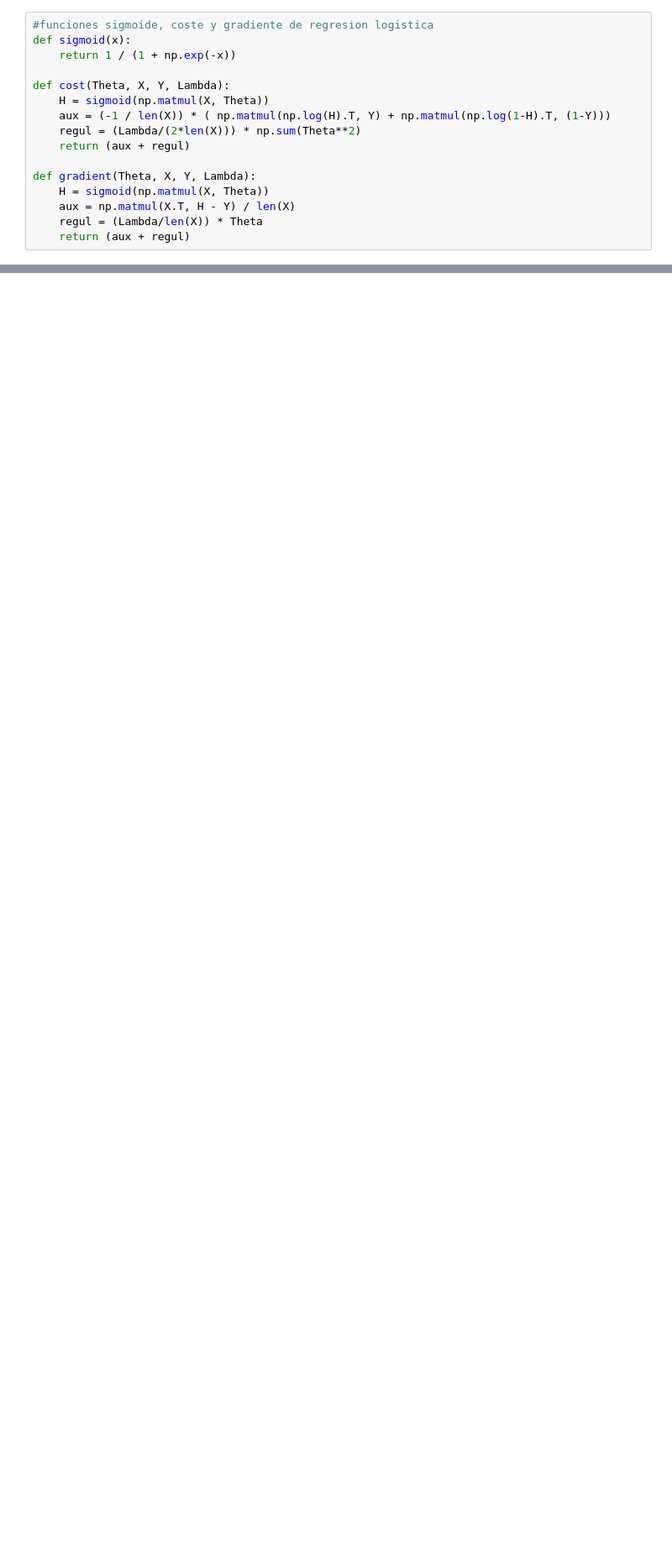
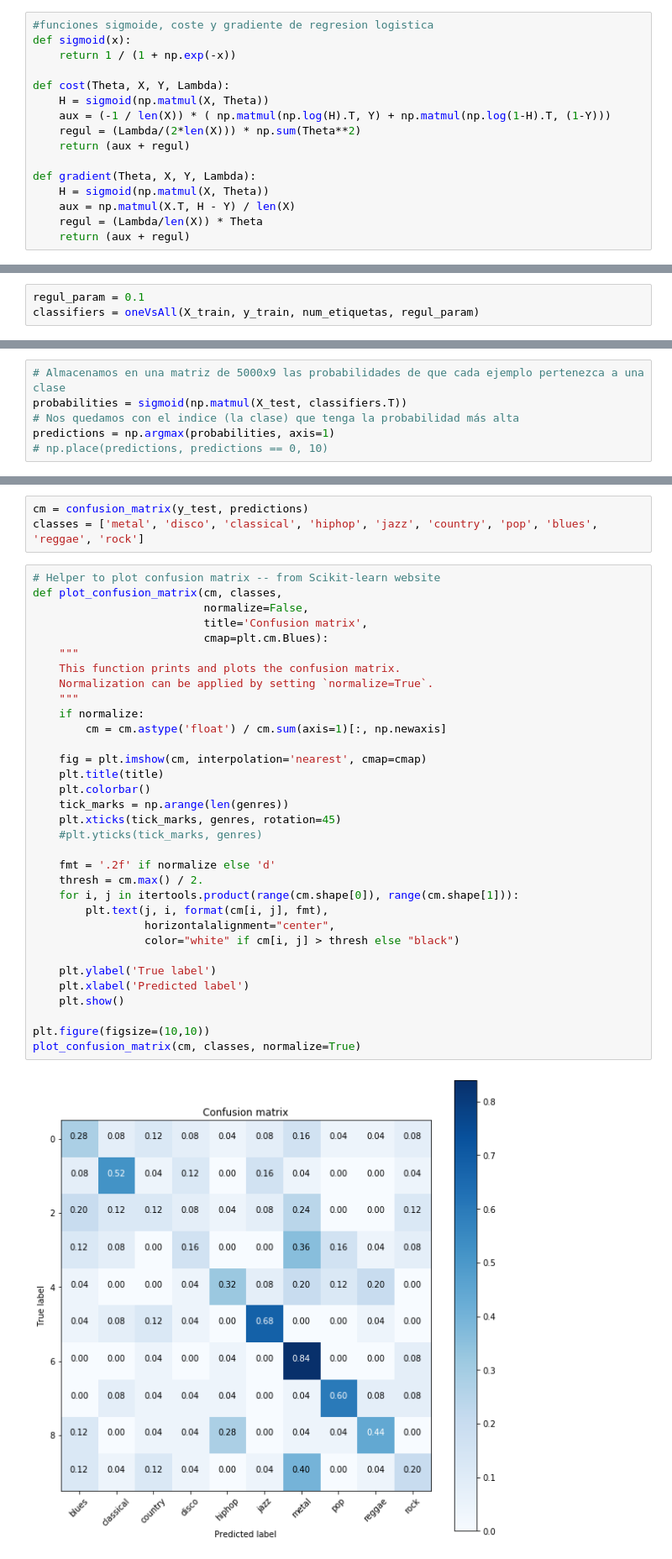
Before and after one commit to GuillermoOvejeroSanchez/Music_Genre_Classifier, a Jupyter notebook: RegresionLogistica.ipynb, the cells around one changed output, grey strips where cells are left out. Shown at 84% size. Drawn from its saved outputs; the diff is of its cells as text; blank space fills up the shorter version.

```diff
--- a/RegresionLogistica.ipynb
+++ b/RegresionLogistica.ipynb
@@ -148,0 +181,3 @@ def gradient(Theta, X, Y, Lambda):
+# %%
+regul_param = 0.1
+classifiers = oneVsAll(X_train, y_train, num_etiquetas, regul_param)
@@ -148,0 +219,6 @@ def gradient(Theta, X, Y, Lambda):
+# %%
+# Almacenamos en una matriz de 5000x9 las probabilidades de que cada ejemplo pertenezca a una clase
+probabilities = sigmoid(np.matmul(X_test, classifiers.T))
+# Nos quedamos con el indice (la clase) que tenga la probabilidad más alta
+predictions = np.argmax(probabilities, axis=1)
+# np.place(predictions, predictions == 0, 10)
@@ -148,0 +260,38 @@ def gradient(Theta, X, Y, Lambda):
+# %%
+cm = confusion_matrix(y_test, predictions)
+classes = ['metal', 'disco', 'classical', 'hiphop', 'jazz', 'country', 'pop', 'blues', 'reggae', 'rock']
+# %%
+# Helper to plot confusion matrix -- from Scikit-learn website
+def plot_confusion_matrix(cm, classes,
+                          normalize=False,
+                          title='Confusion matrix',
+                          cmap=plt.cm.Blues):
+    """
+    This function prints and plots the confusion matrix.
+    Normalization can be applied by setting `normalize=True`.
+    """
+    if normalize:
+        cm = cm.astype('float') / cm.sum(axis=1)[:, np.newaxis]
+
+    fig = plt.imshow(cm, interpolation='nearest', cmap=cmap)
+    plt.title(title)
+    plt.colorbar()
+    tick_marks = np.arange(len(genres))
+    plt.xticks(tick_marks, genres, rotation=45)
+    #plt.yticks(tick_marks, genres)
+
+    fmt = '.2f' if normalize else 'd'
+    thresh = cm.max() / 2.
+    for i, j in itertools.product(range(cm.shape[0]), range(cm.shape[1])):
+        plt.text(j, i, format(cm[i, j], fmt),
+                 horizontalalignment="center",
+                 color="white" if cm[i, j] > thresh else "black")
+
+    plt.ylabel('True label')
+    plt.xlabel('Predicted label')
+    plt.show()
+
+plt.figure(figsize=(10,10))
+plot_confusion_matrix(cm, classes, normalize=True)
+# %% [output]
+[figure, added]
```
Also changed, not shown: parts of 13 cells of this notebook.
